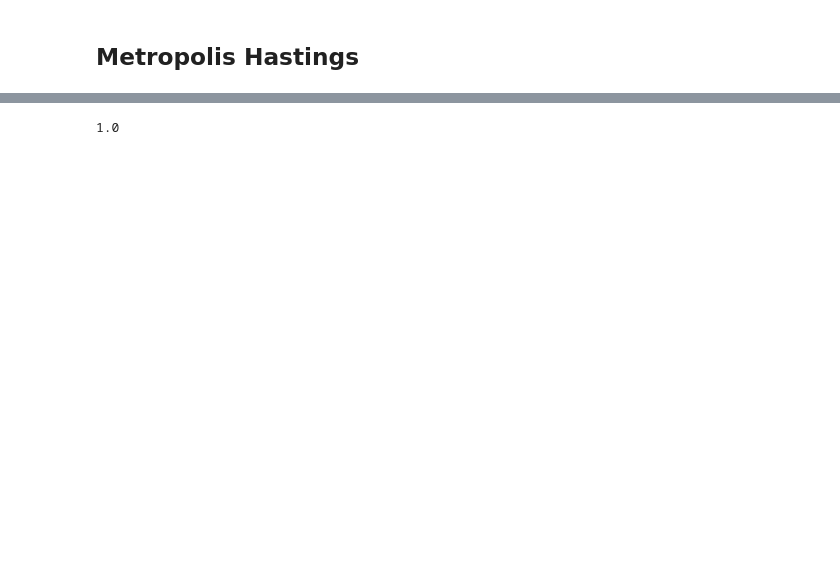
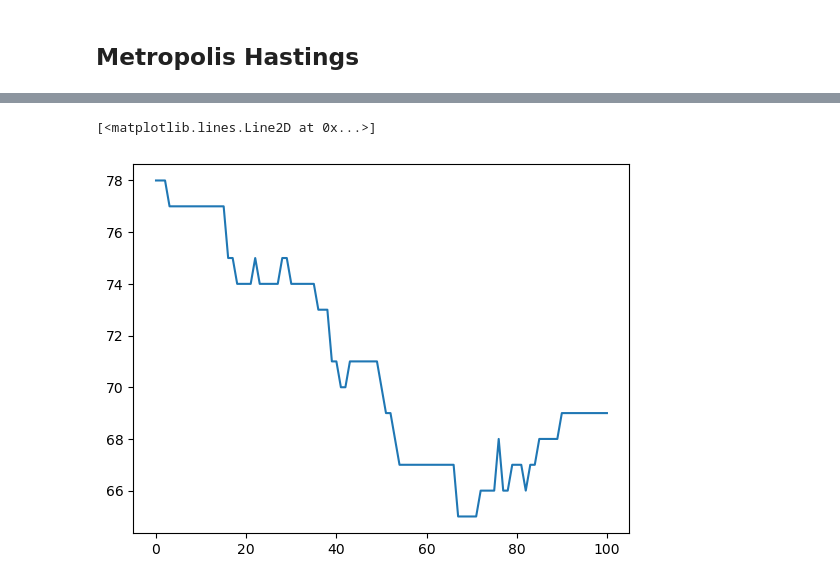
Before and after one commit to hwunrow/epykalman, a Jupyter notebook: src/metropolis_hastings.ipynb, the cells around one changed output, grey strips where cells are left out. Saved outputs shown, nothing was run; the diff lists cells and outputs as text; code cells hidden in the pictures; blank space fills up the shorter version.

```diff
--- a/src/metropolis_hastings.ipynb
+++ b/src/metropolis_hastings.ipynb
@@ -219,7 +228,8 @@ plt.plot(burn_in_df.midpoint)
-# %%
-np.mean(accept)
-# %% [output]
-1.0
+# %%
+plt.plot(df.midpoint)
+# %% [output]
+[<matplotlib.lines.Line2D at 0x...>]
+[figure, added]
 # %%
 df.midpoint.plot.hist()
 # %% [output]
```
Also changed, not shown: parts of 19 cells of this notebook, 2 other files.
